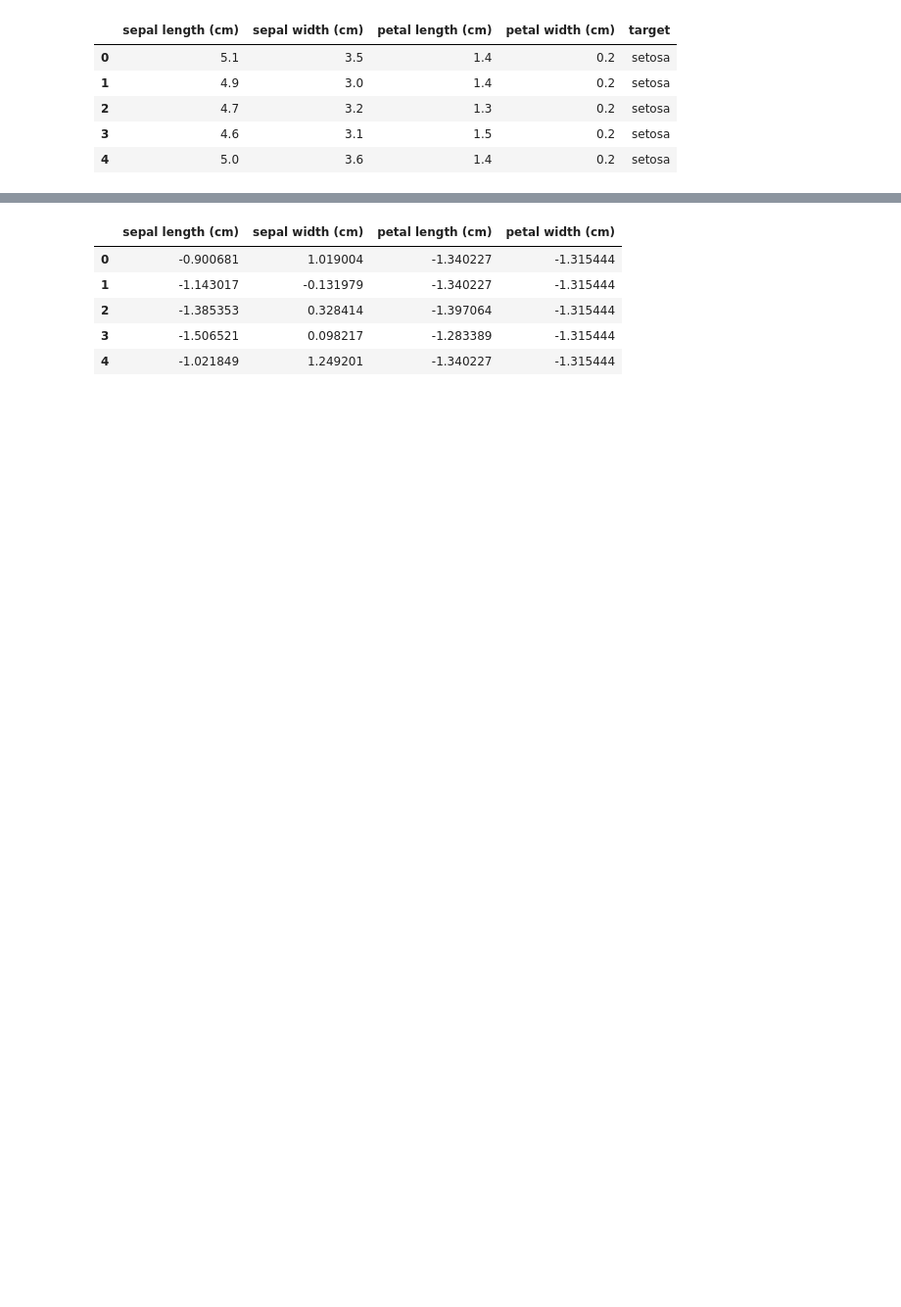
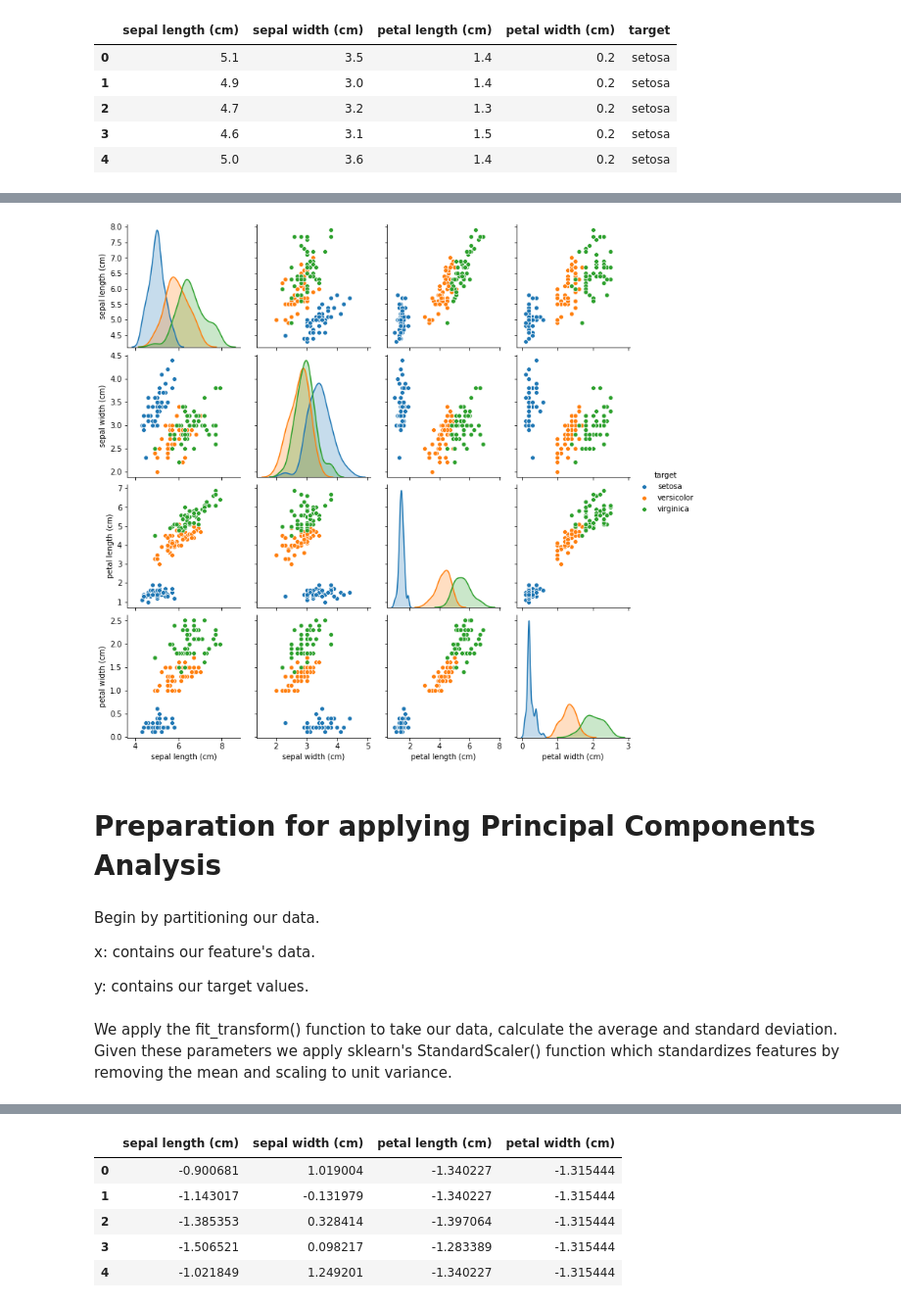
Before and after one commit to JuanCReyes1/DataScienceinPython, a Jupyter notebook: MachineLearningPrincipalComponentAnalysis.ipynb, the cells around one changed output, grey strips where cells are left out. Shown: that part at 98% size. Drawn from its saved outputs; the diff is of its cells as text; code cells hidden in the pictures; blank space fills up the shorter version.

```diff
--- a/MachineLearningPrincipalComponentAnalysis.ipynb
+++ b/MachineLearningPrincipalComponentAnalysis.ipynb
@@ -54,5 +84,20 @@ iris_data_pd.head()
+# %%
+import seaborn as sb
+sb.pairplot(iris_data_pd.dropna(), hue='target');
+# %% [output]
+[figure, added]
+# %% [markdown]
+# Preparation for applying Principal Components Analysis
+# %% [markdown]
+Begin by partitioning our data.
+
+x: contains our feature's data.
+
+y: contains our target values.
 # %%
 x = iris_data_pd.loc[:,features].values
 y = iris_data_pd.loc[:, ['target']].values
+# %% [markdown]
+We apply the fit_transform() function to take our data, calculate the average and standard deviation. Given these parameters we apply sklearn's StandardScaler() function which standardizes features by removing the mean and scaling to unit variance.
 # %%
 x = StandardScaler().fit_transform(x)
```
Also changed, not shown: parts of 74 cells of this notebook.
